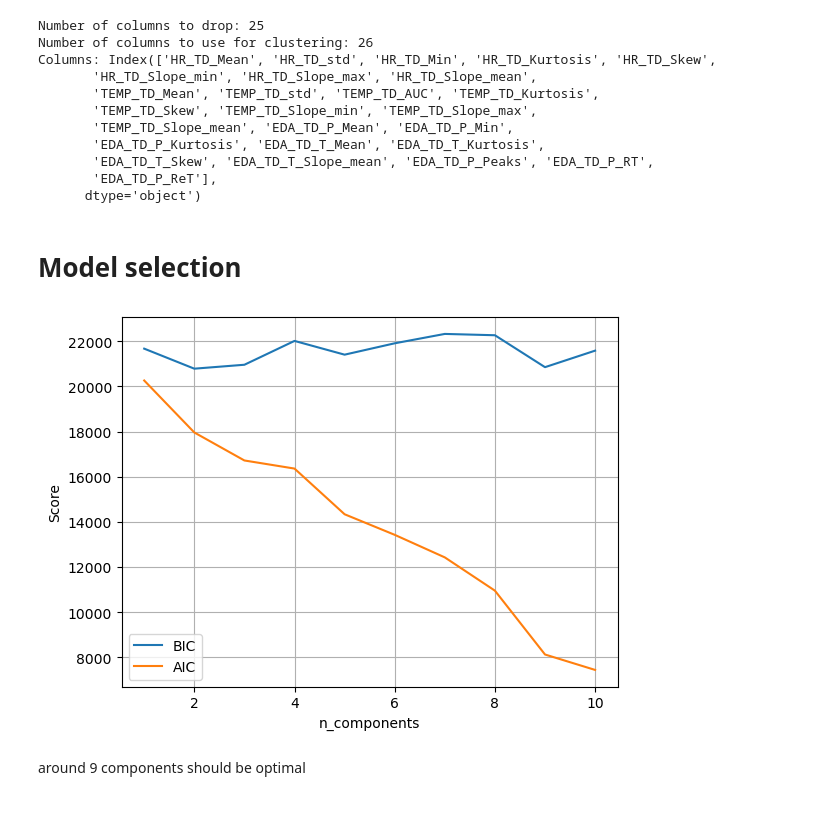
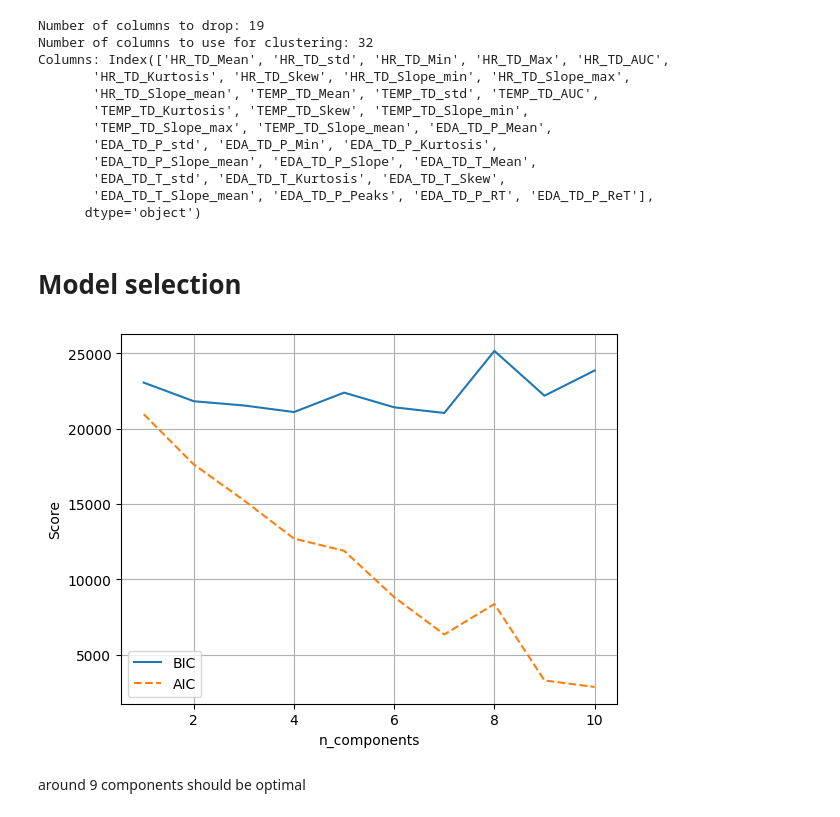
Before and after one commit to hjelp200121/02582Case2, a Jupyter notebook: GMM_analysis.ipynb, the cells around one changed output. Drawn from its saved outputs; the diff is of its cells as text; code cells hidden in the pictures.

```diff
--- a/GMM_analysis.ipynb
+++ b/GMM_analysis.ipynb
@@ -46,7 +46,7 @@ plt.show()
 # %%
 # select features to use for clustering
 
-drop_cols = select_cols_to_drop(df, corr_cutoff=0.8)
+drop_cols = select_cols_to_drop(df, corr_cutoff=0.9)
 print(f"Number of columns to drop: {len(drop_cols)}")
 
 cluster_cols = df[continuous_cols].drop(columns=drop_cols).columns
@@ -55,33 +55,35 @@ print(f"Columns: {cluster_cols}")
 
 cluster_df =df[cluster_cols]
 # %% [output]
-Number of columns to drop: 25
-Number of columns to use for clustering: 26
-Columns: Index(['HR_TD_Mean', 'HR_TD_std', 'HR_TD_Min', 'HR_TD_Kurtosis', 'HR_TD_Skew',
-       'HR_TD_Slope_min', 'HR_TD_Slope_max', 'HR_TD_Slope_mean',
-       'TEMP_TD_Mean', 'TEMP_TD_std', 'TEMP_TD_AUC', 'TEMP_TD_Kurtosis',
-       'TEMP_TD_Skew', 'TEMP_TD_Slope_min', 'TEMP_TD_Slope_max',
-       'TEMP_TD_Slope_mean', 'EDA_TD_P_Mean', 'EDA_TD_P_Min',
-       'EDA_TD_P_Kurtosis', 'EDA_TD_T_Mean', 'EDA_TD_T_Kurtosis',
-       'EDA_TD_T_Skew', 'EDA_TD_T_Slope_mean', 'EDA_TD_P_Peaks', 'EDA_TD_P_RT',
-       'EDA_TD_P_ReT'],
+Number of columns to drop: 19
+Number of columns to use for clustering: 32
+Columns: Index(['HR_TD_Mean', 'HR_TD_std', 'HR_TD_Min', 'HR_TD_Max', 'HR_TD_AUC',
+       'HR_TD_Kurtosis', 'HR_TD_Skew', 'HR_TD_Slope_min', 'HR_TD_Slope_max',
+       'HR_TD_Slope_mean', 'TEMP_TD_Mean', 'TEMP_TD_std', 'TEMP_TD_AUC',
+       'TEMP_TD_Kurtosis', 'TEMP_TD_Skew', 'TEMP_TD_Slope_min',
+       'TEMP_TD_Slope_max', 'TEMP_TD_Slope_mean', 'EDA_TD_P_Mean',
+       'EDA_TD_P_std', 'EDA_TD_P_Min', 'EDA_TD_P_Kurtosis',
+       'EDA_TD_P_Slope_mean', 'EDA_TD_P_Slope', 'EDA_TD_T_Mean',
+       'EDA_TD_T_std', 'EDA_TD_T_Kurtosis', 'EDA_TD_T_Skew',
+       'EDA_TD_T_Slope_mean', 'EDA_TD_P_Peaks', 'EDA_TD_P_RT', 'EDA_TD_P_ReT'],
       dtype='object')
 # %% [markdown]
 # Model selection
 # %%
 n_components = np.arange(1, 11) #n components to try
 models = [GaussianMixture(n, covariance_type='full', random_state=0).fit(cluster_df)
           for n in n_components]
 
 plt.plot(n_components, [m.bic(cluster_df) for m in models], label='BIC')
-plt.plot(n_components, [m.aic(cluster_df) for m in models], label='AIC')
+plt.plot(n_components, [m.aic(cluster_df) for m in models], label='AIC', linestyle="dashed")
 plt.legend(loc='best')
 plt.xlabel('n_components')
 plt.ylabel('Score')
 plt.grid(True)
+plt.savefig("results/AIC_BIC.pdf")
 plt.show()
 # %% [output]
-[figure, old version]
+[figure, new version]
 # %% [markdown]
 around 9 components should be optimal
 # %%
```
Also changed, not shown: parts of 6 cells of this notebook, 2 other files.
